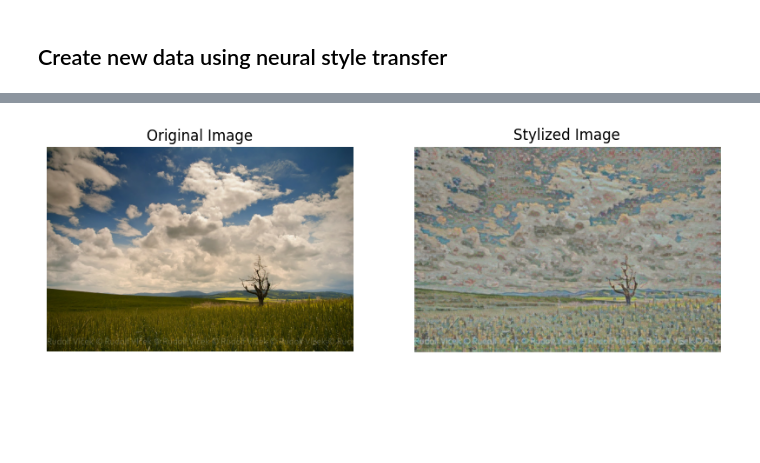
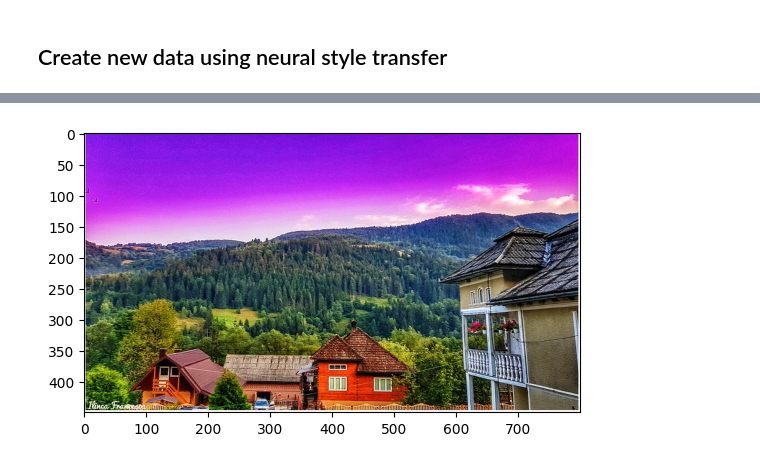
Before and after one commit to DEPI-Project/Artificial-Vincent-Van-Gogh, a Jupyter notebook: Neural_Style_Transfer.ipynb, the cells around one changed output, grey strips where cells are left out. Saved outputs shown, nothing was run; the diff lists cells and outputs as text; code cells hidden in the pictures; blank space fills up the shorter version.

```diff
--- a/Neural_Style_Transfer.ipynb
+++ b/Neural_Style_Transfer.ipynb
@@ -26,18 +32,9 @@ plt.show()
 # %%
-content =load_image(r'Data\Natural pic\109.jpg')
+content =load_image(r'13.jpg')
+# %%
+plt.imshow(np.squeeze(content))
+plt.show()
+# %% [output]
+[figure, added]
 # %%
 stylized_image = model(tf.constant(content), tf.constant(style_image))[0]
-# %%
-fig ,axes = plt.subplots(1,2,figsize=(10, 5))
-axes[0].imshow(np.squeeze(content))
-axes[0].set_title('Original Image')
-axes[0].axis('off')
-
-axes[1].imshow(np.squeeze(stylized_image))
-axes[1].set_title('Stylized Image')
-axes[1].axis('off')
-
-
-plt.show()
-# %% [output]
-[figure, removed]
```
Also changed, not shown: parts of 8 cells of this notebook, 1 other file.
